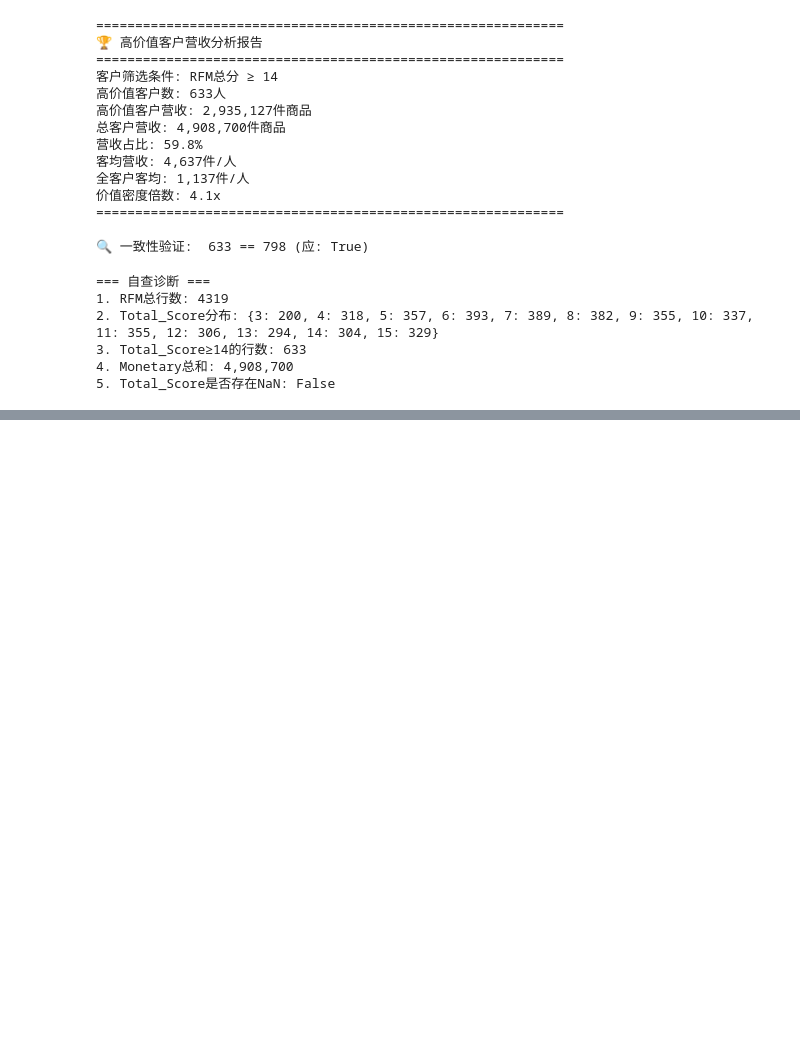
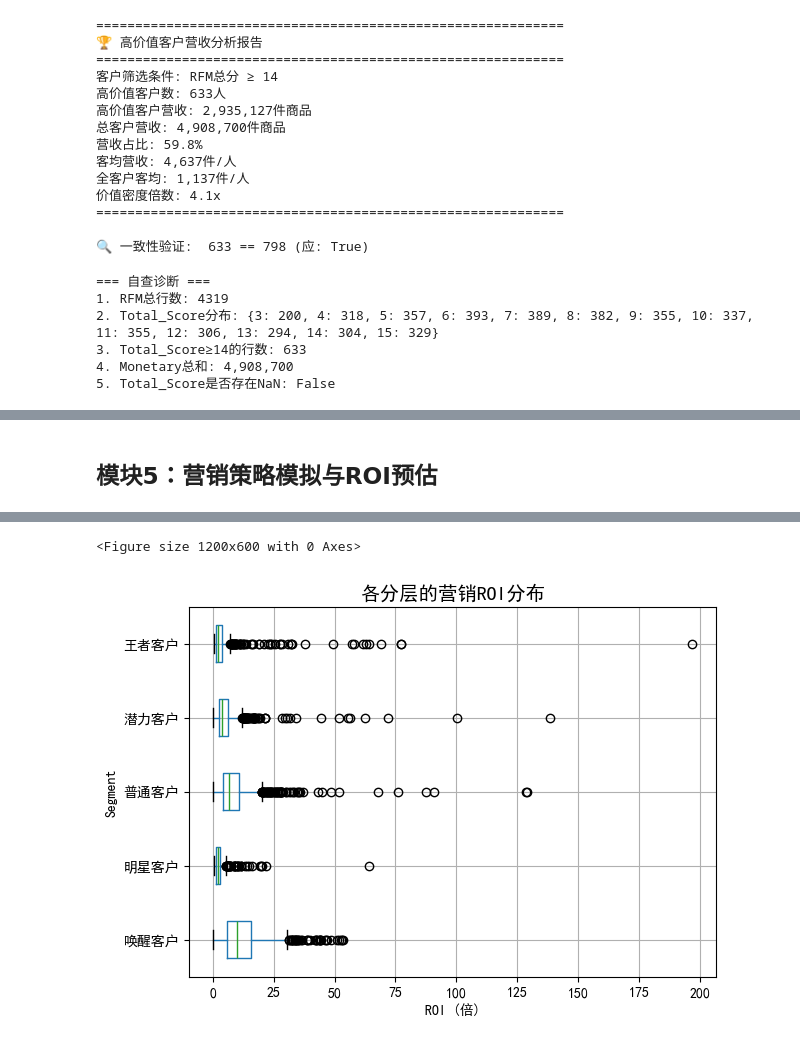
Before and after one commit to cqbzcl/rfm-analysis, a Jupyter notebook: 电商项目.ipynb, the cells around one changed output, grey strips where cells are left out. Drawn from its saved outputs; the diff is of its cells as text; code cells hidden in the pictures; blank space fills up the shorter version.

```diff
--- a/电商项目.ipynb
+++ b/电商项目.ipynb
@@ -555,0 +676,16 @@ print(f"5. Total_Score是否存在NaN: {rfm['Total_Score'].isnull().any()}")
+# %%
+from sklearn.preprocessing import StandardScaler
+from sklearn.cluster import KMeans
+
+# 标准化
+rfm_for_cluster = rfm[['Recency', 'Frequency', 'Monetary']].copy()
+scaler = StandardScaler()
+rfm_scaled = scaler.fit_transform(rfm_for_cluster)
+
+# K=5聚类
+kmeans = KMeans(n_clusters=5, random_state=42, n_init=10)
+rfm['KMeans_Cluster'] = kmeans.fit_predict(rfm_scaled)
+
+# 对比结果
+print("\n🔍 RFM分层 vs K-Means")
+print(pd.crosstab(rfm['Segment'], rfm['KMeans_Cluster']))
@@ -555,0 +746,61 @@ print(f"5. Total_Score是否存在NaN: {rfm['Total_Score'].isnull().any()}")
+# %% [markdown]
+## 模块5：营销策略模拟与ROI预估
+# %%
+# ==================== 模块5：营销策略ROI模拟（完全修复版） ====================
+
+# 1. 确保rfm有CustomerID列（关键第一步）
+rfm_reset = rfm.reset_index()
+
+# 2. 计算CAC（客户获取成本）
+cac = {
+    "唤醒客户": 5,   # 优惠券
+    "普通客户": 10,  # 邮件营销
+    "潜力客户": 25,  # 个性化推荐
+    "明星客户": 50,  # VIP服务
+    "王者客户": 100, # 专属客户经理
+}
+
+# 3. 计算潜在LTV提升
+def calculate_ltv_improvement(row):
+    segment = row['Segment']
+    monetary = row['Monetary']
+    if segment == '唤醒客户': return monetary * 0.5
+    elif segment == '普通客户': return monetary * 0.3
+    elif segment == '潜力客户': return monetary * 0.2
+    else: return monetary * 0.1  # 明星+王者
+
+rfm_reset['Potential_LTV_Improvement'] = rfm_reset.apply(calculate_ltv_improvement, axis=1)
+rfm_reset['CAC'] = rfm_reset['Segment'].map(cac)
+rfm_reset['Marketing_ROI'] = rfm_reset['Potential_LTV_Improvement'] / rfm_reset['CAC']
+
+# 4. ✅ 修复：使用rfm_reset进行groupby
+print("\n" + "="*50)
+print("💰 营销策略ROI模拟")
+print("="*50)
+
+budget_allocation = rfm_reset.groupby('Segment').agg(
+    客户数量=('CustomerID', 'count'),
+    总提升潜力=('Potential_LTV_Improvement', 'sum'),
+    平均ROI=('Marketing_ROI', 'mean')
+).round(2)
+
+# 计算预算分配建议
+budget_allocation['营销预算占比建议(%)'] = (
+    budget_allocation['总提升潜力'] / budget_allocation['总提升潜力'].sum() * 100
+).round(1)
+
+print(budget_allocation)
+
+# 5. 可视化
+plt.figure(figsize=(12, 6))
+rfm_reset.boxplot(column='Marketing_ROI', by='Segment', vert=False)
+plt.title('各分层的营销ROI分布', fontsize=14)
+plt.xlabel('ROI (倍)')
+plt.suptitle('')
+plt.tight_layout()
+plt.savefig('marketing_roi_by_segment.png', dpi=300)
+plt.show()
+
+# 6. 可选：重新设回索引（如果后续需要）
+rfm = rfm_reset.set_index('CustomerID')
+# %% [output]
@@ -555,0 +817,2 @@ print(f"5. Total_Score是否存在NaN: {rfm['Total_Score'].isnull().any()}")
+<Figure size 1200x600 with 0 Axes>
+[figure, added]
```
Also changed, not shown: parts of 31 cells of this notebook, 1 other file.
